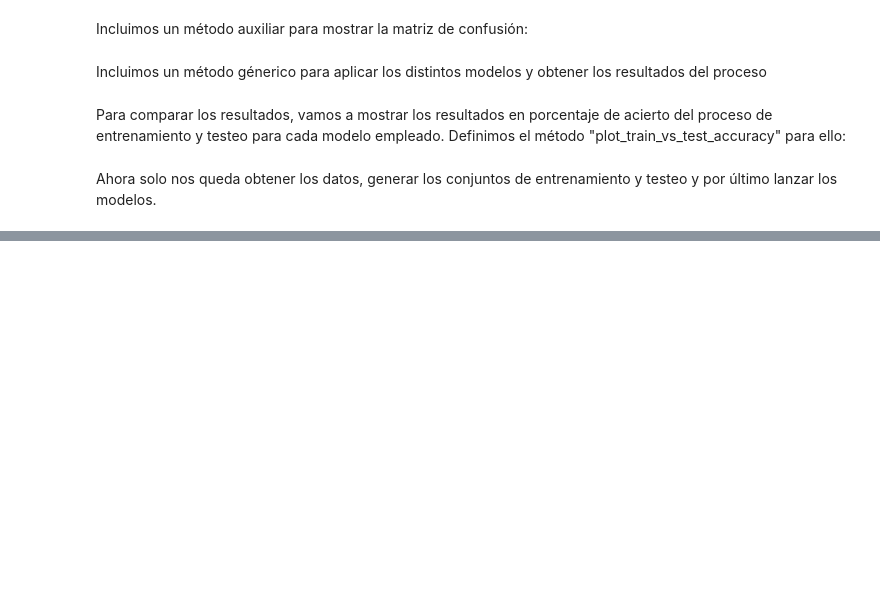
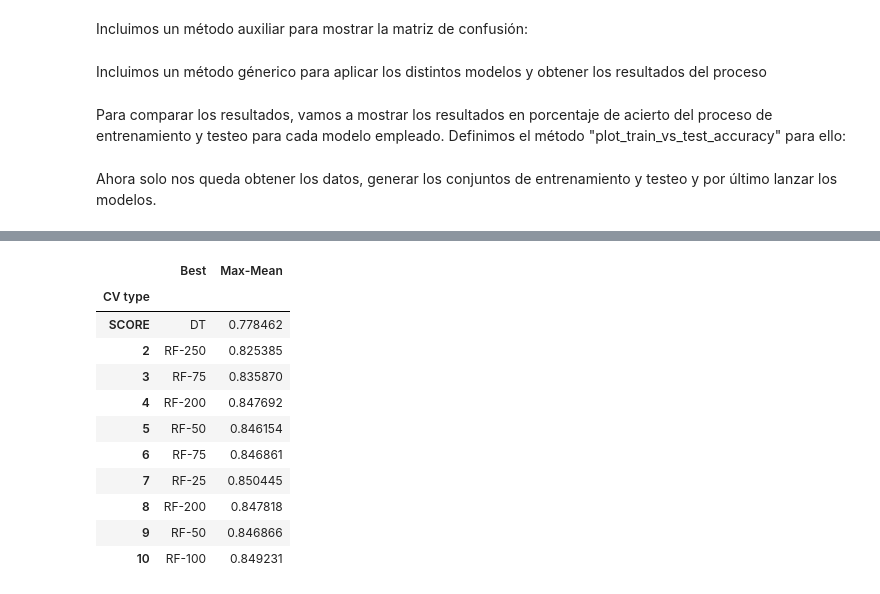
Before and after one commit to marreA/kplib, a Jupyter notebook: scripts/kp_classification.ipynb, the cells around one changed output, grey strips where cells are left out. Saved outputs shown, nothing was run; the diff lists cells and outputs as text; code cells hidden in the pictures; blank space fills up the shorter version.

```diff
--- a/scripts/kp_classification.ipynb
+++ b/scripts/kp_classification.ipynb
@@ -311,0 +405,16 @@ plot_train_vs_test_accuracy(len(labels), train_scores, test_scores, labels)
+# %%
+cv_dataframe[["Best", "Max-Mean"]].index.name = "CV type"
+cv_dataframe[["Best", "Max-Mean"]]
+# %% [output]
+|  | Best | Max-Mean |
+| CV type |  |  |
+| SCORE | DT | 0.778462 |
+| 2 | RF-250 | 0.825385 |
+| 3 | RF-75 | 0.835870 |
+| 4 | RF-200 | 0.847692 |
+| 5 | RF-50 | 0.846154 |
+| 6 | RF-75 | 0.846861 |
+| 7 | RF-25 | 0.850445 |
+| 8 | RF-200 | 0.847818 |
+| 9 | RF-50 | 0.846866 |
+| 10 | RF-100 | 0.849231 |
```
Also changed, not shown: parts of 11 cells of this notebook, 1 other file.
